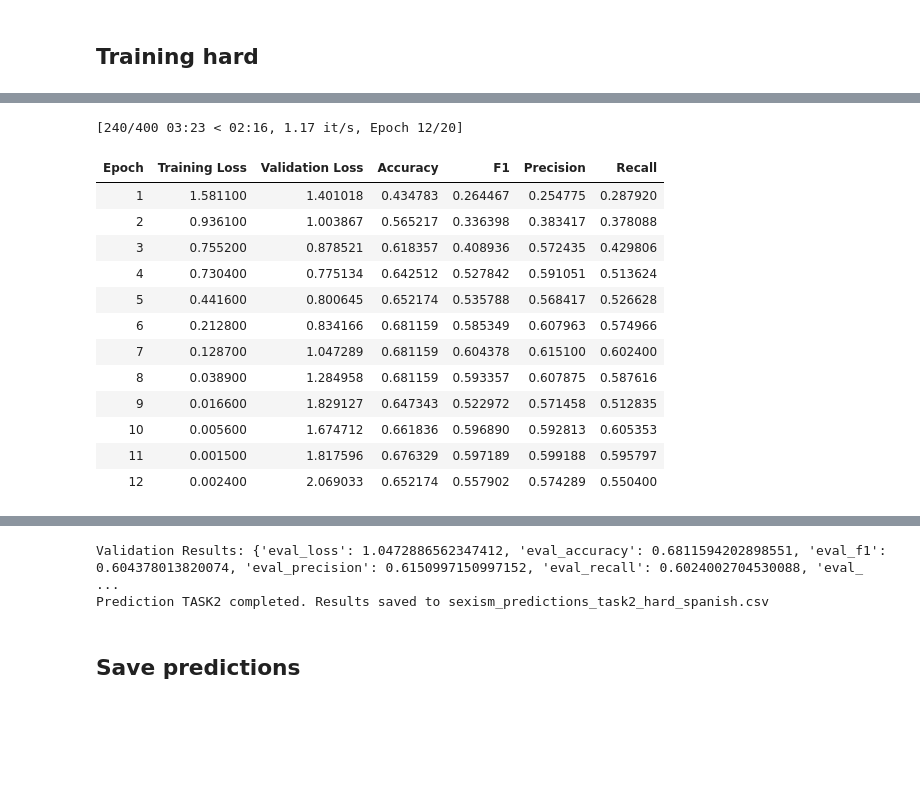
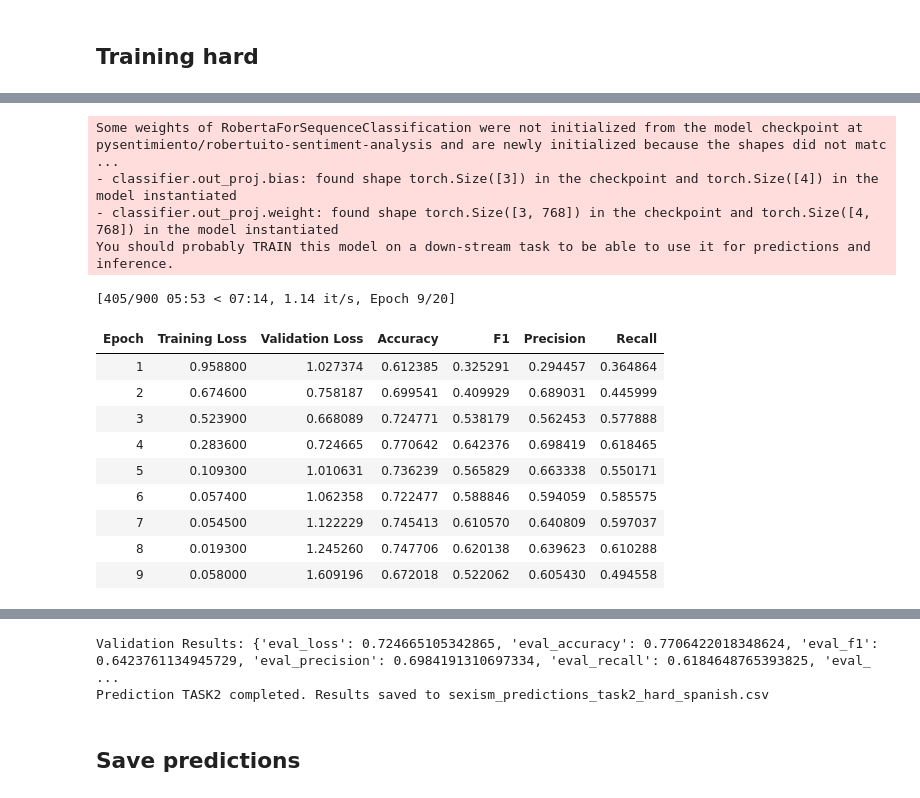
Before and after one commit to pablopertusa/EXIST_2025, a Jupyter notebook: task2.ipynb, the cells around one changed output, grey strips where cells are left out. Drawn from its saved outputs; the diff is of its cells as text; code cells hidden in the pictures; blank space fills up the shorter version.

```diff
--- a/task2.ipynb
+++ b/task2.ipynb
@@ -338,34 +365,36 @@ Prediction TASK2 completed. Results saved to sexism_predictions_task2_hard_engli
 # %%
 modelname = "pysentimiento/robertuito-sentiment-analysis"
 params = {"num_train_epochs": 20,
           "learning_rate": 0.0001,
           "per_device_train_batch_size": 64,
           "warmup_steps": 200,
           "early_stopping_patience": 5,
           "ignore_mismatched_sizes": True,
+          "output_dir": None,
           "logging_dir": None,
           "language": "spanish"
           }
 
-_, eval_results = sexism_classification_pipeline_task2(SpTrainTask2, SpDevTask2, SpTestTask2, modelname, 3, "single_label_classification", **params)
+_, eval_results = sexism_classification_pipeline_task2(SpTrainTask2, SpDevTask2, SpTestTask2, modelname, 4, "single_label_classification", **params)
 # %% [output]
-[240/400 03:23 < 02:16, 1.17 it/s, Epoch 12/20]
+Some weights of RobertaForSequenceClassification were not initialized from the model checkpoint at pysentimiento/robertuito-sentiment-analysis and are newly initialized because the shapes did not matc ...
+- classifier.out_proj.bias: found shape torch.Size([3]) in the checkpoint and torch.Size([4]) in the model instantiated
+- classifier.out_proj.weight: found shape torch.Size([3, 768]) in the checkpoint and torch.Size([4, 768]) in the model instantiated
+You should probably TRAIN this model on a down-stream task to be able to use it for predictions and inference.
+[405/900 05:53 < 07:14, 1.14 it/s, Epoch 9/20]
 | Epoch | Training Loss | Validation Loss | Accuracy | F1 | Precision | Recall |
-| 1 | 1.581100 | 1.401018 | 0.434783 | 0.264467 | 0.254775 | 0.287920 |
-| 2 | 0.936100 | 1.003867 | 0.565217 | 0.336398 | 0.383417 | 0.378088 |
-| 3 | 0.755200 | 0.878521 | 0.618357 | 0.408936 | 0.572435 | 0.429806 |
-| 4 | 0.730400 | 0.775134 | 0.642512 | 0.527842 | 0.591051 | 0.513624 |
-| 5 | 0.441600 | 0.800645 | 0.652174 | 0.535788 | 0.568417 | 0.526628 |
-| 6 | 0.212800 | 0.834166 | 0.681159 | 0.585349 | 0.607963 | 0.574966 |
-| 7 | 0.128700 | 1.047289 | 0.681159 | 0.604378 | 0.615100 | 0.602400 |
-| 8 | 0.038900 | 1.284958 | 0.681159 | 0.593357 | 0.607875 | 0.587616 |
-| 9 | 0.016600 | 1.829127 | 0.647343 | 0.522972 | 0.571458 | 0.512835 |
-| 10 | 0.005600 | 1.674712 | 0.661836 | 0.596890 | 0.592813 | 0.605353 |
-| 11 | 0.001500 | 1.817596 | 0.676329 | 0.597189 | 0.599188 | 0.595797 |
-| 12 | 0.002400 | 2.069033 | 0.652174 | 0.557902 | 0.574289 | 0.550400 |
+| 1 | 0.958800 | 1.027374 | 0.612385 | 0.325291 | 0.294457 | 0.364864 |
+| 2 | 0.674600 | 0.758187 | 0.699541 | 0.409929 | 0.689031 | 0.445999 |
+| 3 | 0.523900 | 0.668089 | 0.724771 | 0.538179 | 0.562453 | 0.577888 |
+| 4 | 0.283600 | 0.724665 | 0.770642 | 0.642376 | 0.698419 | 0.618465 |
+| 5 | 0.109300 | 1.010631 | 0.736239 | 0.565829 | 0.663338 | 0.550171 |
+| 6 | 0.057400 | 1.062358 | 0.722477 | 0.588846 | 0.594059 | 0.585575 |
+| 7 | 0.054500 | 1.122229 | 0.745413 | 0.610570 | 0.640809 | 0.597037 |
+| 8 | 0.019300 | 1.245260 | 0.747706 | 0.620138 | 0.639623 | 0.610288 |
+| 9 | 0.058000 | 1.609196 | 0.672018 | 0.522062 | 0.605430 | 0.494558 |
 [interactive output not drawn]
-Validation Results: {'eval_loss': 1.0472886562347412, 'eval_accuracy': 0.6811594202898551, 'eval_f1': 0.604378013820074, 'eval_precision': 0.6150997150997152, 'eval_recall': 0.6024002704530088, 'eval_ ...
-Prediction TASK2 completed. Results saved to sexism_predictions_task2_hard_spanish.csv
+Validation Results: {'eval_loss': 0.724665105342865, 'eval_accuracy': 0.7706422018348624, 'eval_f1': 0.6423761134945729, 'eval_precision': 0.6984191310697334, 'eval_recall': 0.6184648765393825, 'eval_ ...
+Prediction TASK2 completed. Results saved to sexism_predictions_task2_hard_spanish.csv
 # %% [markdown]
 ## Save predictions
 # %%
```
Also changed, not shown: parts of 4 cells of this notebook, 3 other files.
